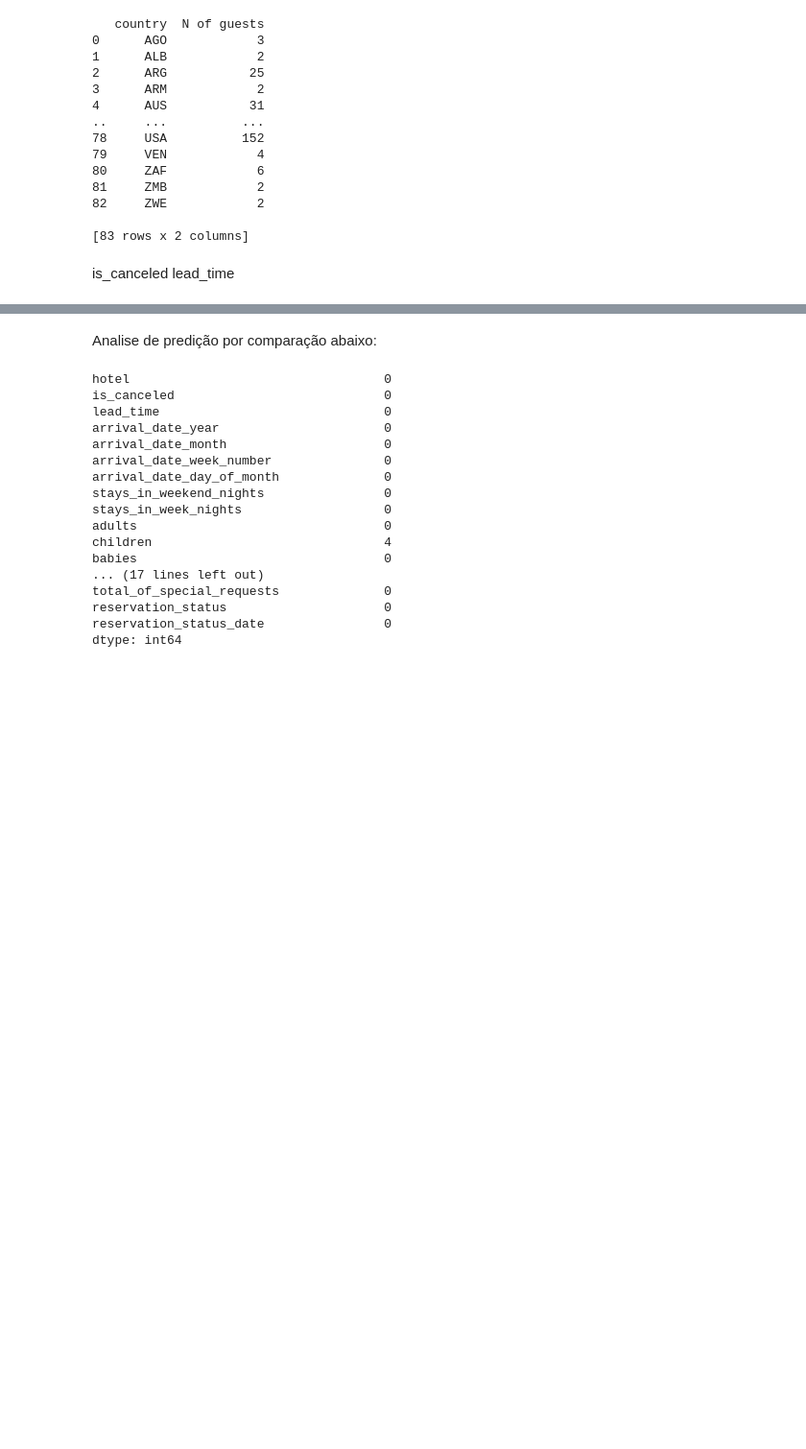
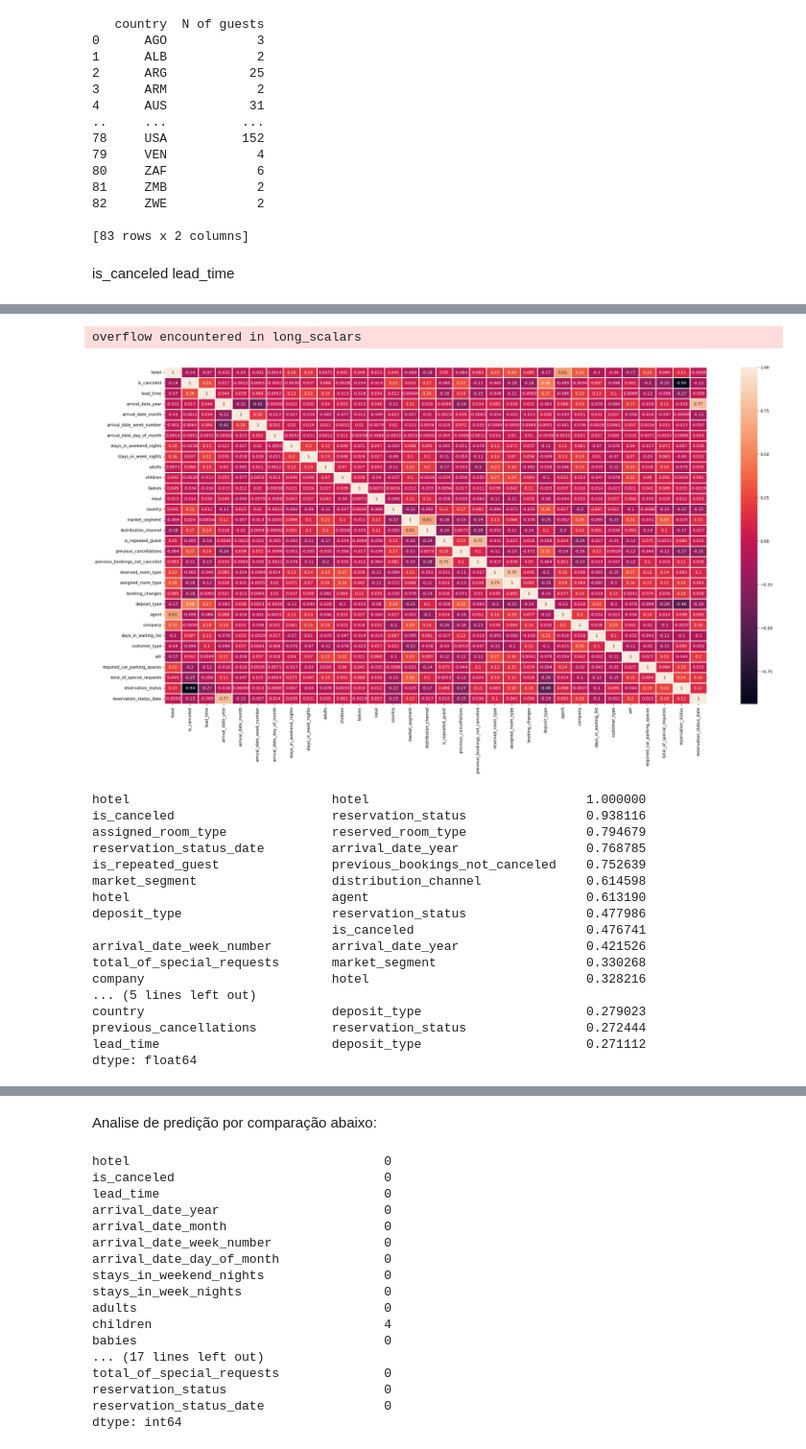
Before and after one commit to andersonclementte/hotel_booking_demand, a Jupyter notebook: Projeto_setor_hoteleiro.ipynb, the cells around one changed output, grey strips where cells are left out. Shown at 96% size. Drawn from its saved outputs; the diff is of its cells as text; code cells hidden in the pictures; blank space fills up the shorter version.

```diff
--- a/Projeto_setor_hoteleiro.ipynb
+++ b/Projeto_setor_hoteleiro.ipynb
@@ -238,3 +299,37 @@ kendall_corr_matrix = hotel_raw_df.corr(method='kendall')
+# %%
+kendall_corr_matrix = hotel_raw_df.corr(method='kendall')
+
+plt.figure(figsize = (30, 15))
+correlation = hotel_raw_df.corr()
+sns.heatmap(kendall_corr_matrix, annot = True, linewidths = 1)
+plt.show()
+# print("Kendall correlation matrix:")
+# print(kendall_corr_matrix)
+
+largest_corrs = (hotel_raw_df.corr(method='kendall')).abs().unstack().sort_values(ascending=False).drop_duplicates().nlargest(20)
+
+# Display the result
+print(largest_corrs)
+# %% [output]
+overflow encountered in long_scalars
+[figure, added]
+hotel                           hotel                             1.000000
+is_canceled                     reservation_status                0.938116
+assigned_room_type              reserved_room_type                0.794679
+reservation_status_date         arrival_date_year                 0.768785
+is_repeated_guest               previous_bookings_not_canceled    0.752639
+market_segment                  distribution_channel              0.614598
+hotel                           agent                             0.613190
+deposit_type                    reservation_status                0.477986
+                                is_canceled                       0.476741
+arrival_date_week_number        arrival_date_year                 0.421526
+total_of_special_requests       market_segment                    0.330268
+company                         hotel                             0.328216
+... (5 lines left out)
+country                         deposit_type                      0.279023
+previous_cancellations          reservation_status                0.272444
+lead_time                       deposit_type                      0.271112
+dtype: float64
 # %%
 largest_spearman_corrs = spearman_corr_matrix.abs().unstack().sort_values(ascending=False).drop_duplicates().nlargest(11)
 
```
Also changed, not shown: parts of 7 cells of this notebook.
